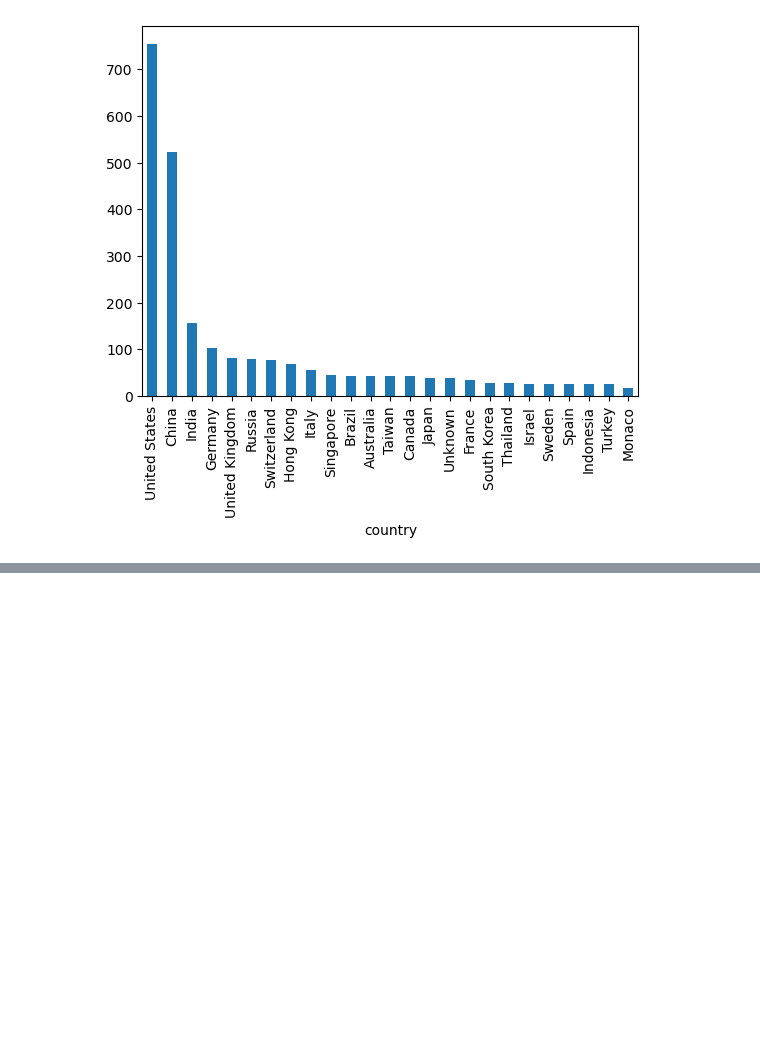
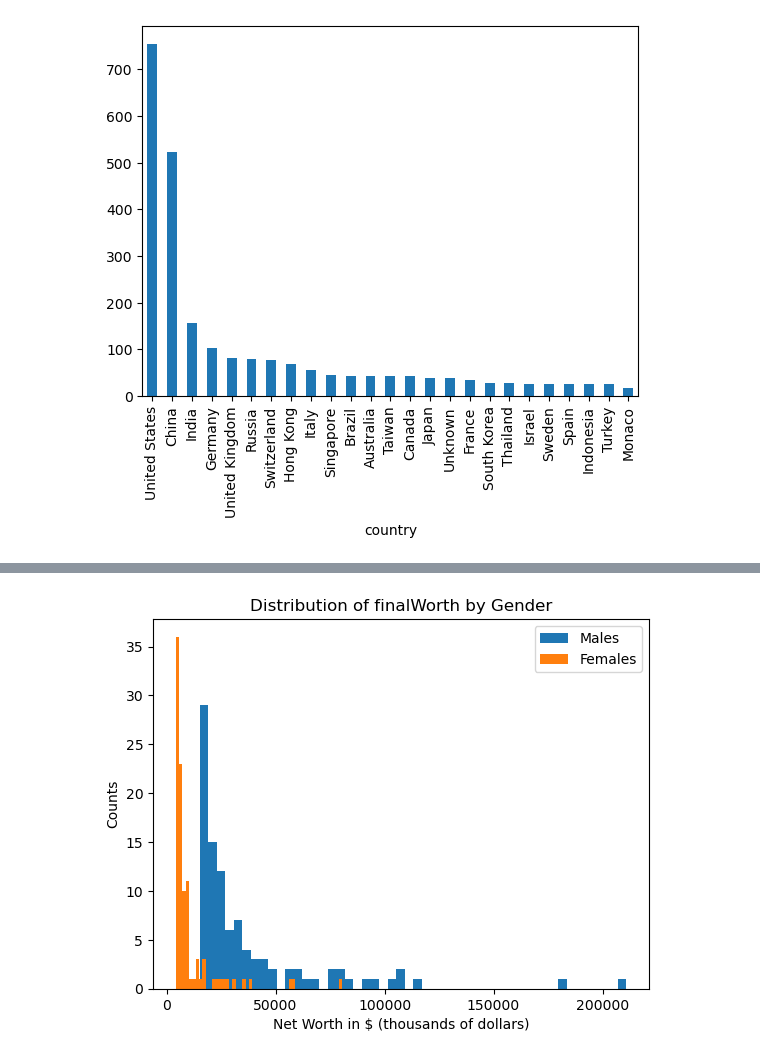
Before and after one commit to angrybeanz/MATH189FinalFork, a Jupyter notebook: code.ipynb, the cells around one changed output, grey strips where cells are left out. Cells and saved outputs as stored; diff of their text form; code cells hidden in the pictures; blank space fills up the shorter version.

```diff
--- a/code.ipynb
+++ b/code.ipynb
@@ -63,0 +123,3 @@ df.groupby('country')['personName'].count().sort_values(ascending=False).iloc[:2
+# %%
+males = df[df['gender'] == 'M']
+females = df[df['gender'] == 'F']
@@ -63,0 +150,11 @@ df.groupby('country')['personName'].count().sort_values(ascending=False).iloc[:2
+# %%
+# distribution of networths between males and females
+plt.hist(males['finalWorth'][:100], bins = 50, label = 'Males')
+plt.hist(females['finalWorth'][:100], bins = 50, label = 'Females')
+plt.xlabel('Net Worth in $ (thousands of dollars)')
+plt.ylabel('Counts')
+plt.title('Distribution of finalWorth by Gender')
+plt.legend()
+plt.show()
+# %% [output]
+[figure, added]
```
Also changed, not shown: parts of 15 cells of this notebook.
